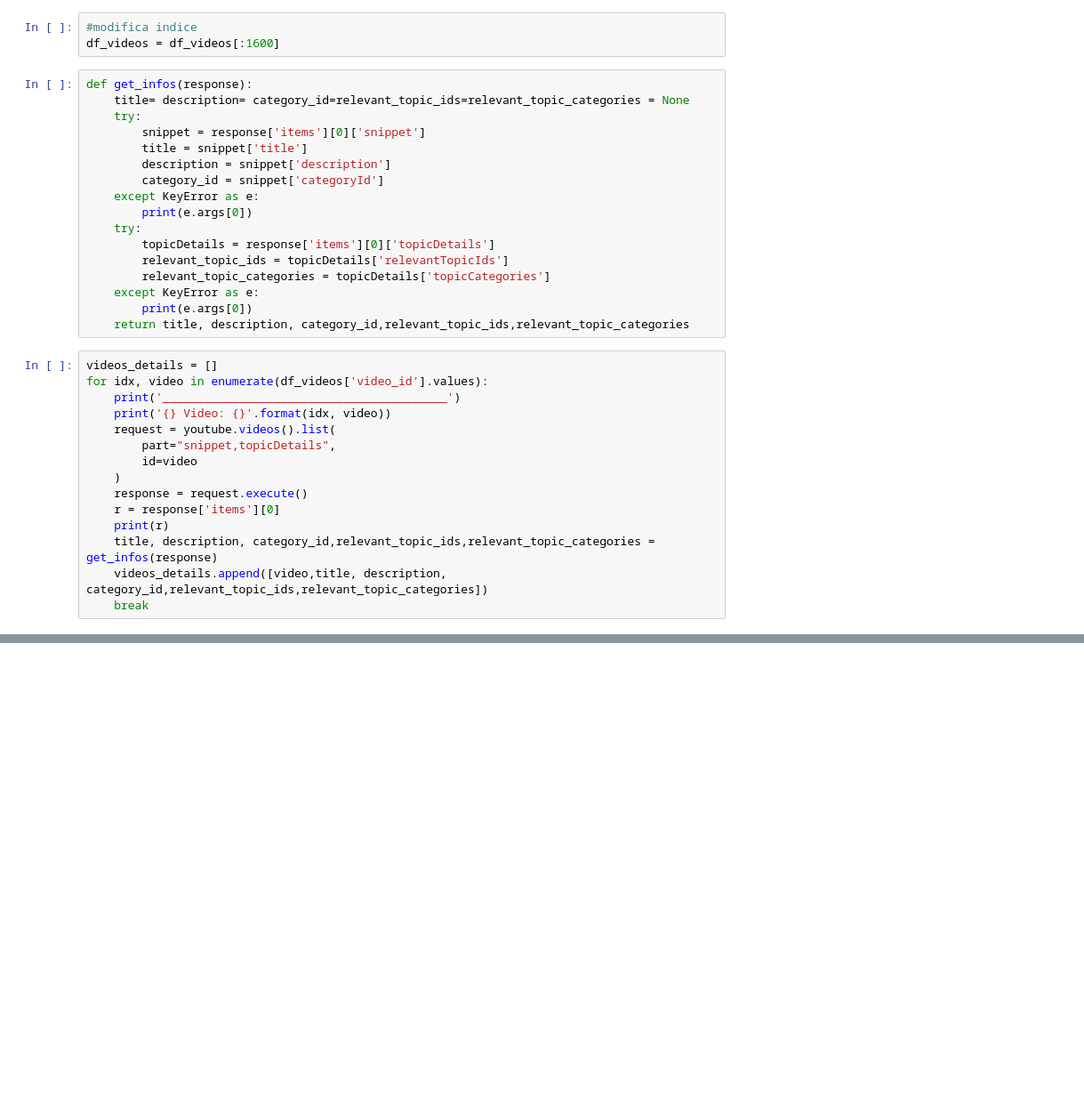
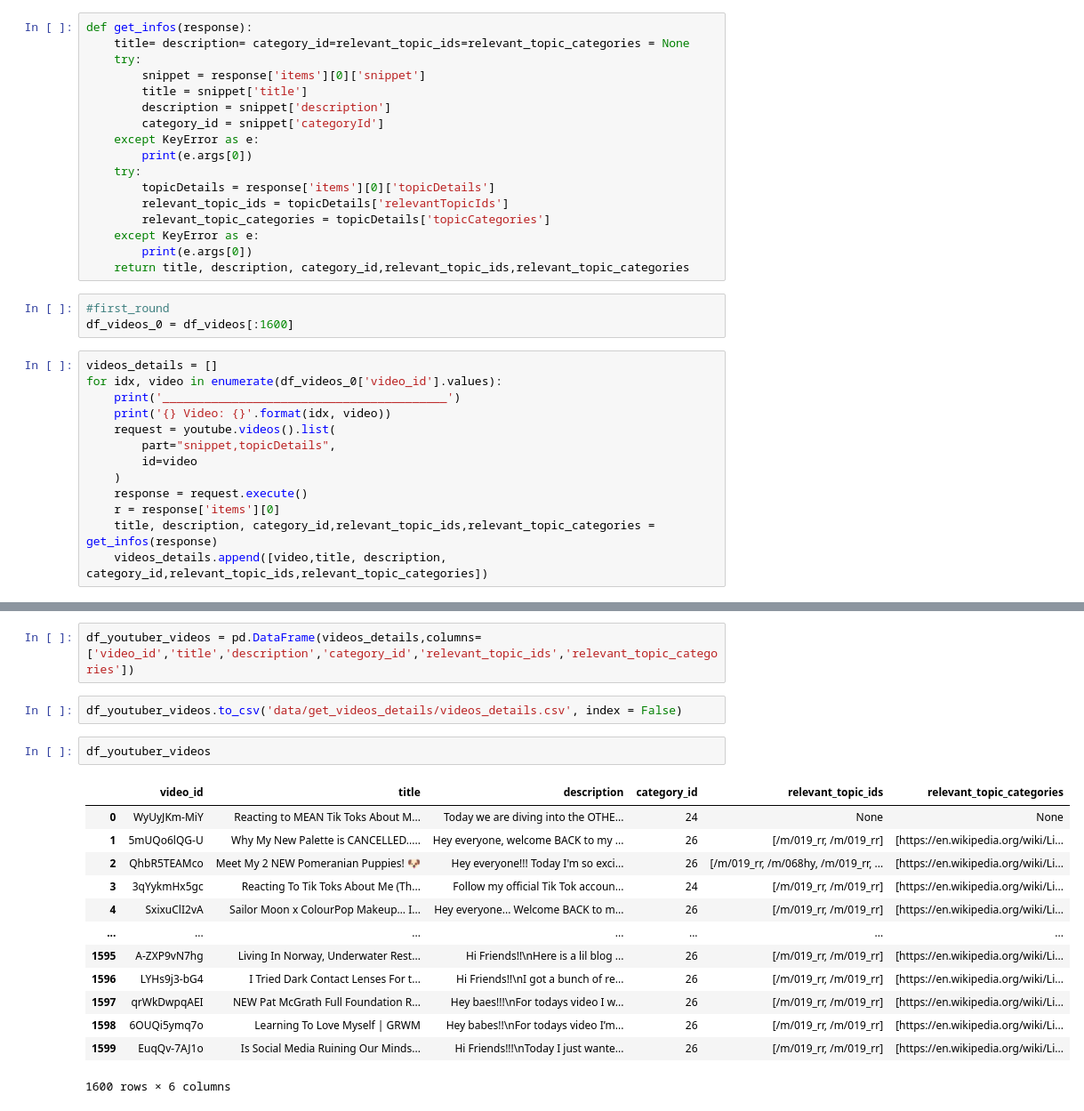
Before and after one commit to eliroc98/progetto_SMM, a Jupyter notebook: 2_get_videos_details.ipynb, the cells around one changed output, grey strips where cells are left out. Shown at 89% size. Cells and saved outputs as stored; diff of their text form; blank space fills up the shorter version.

```diff
--- a/2_get_videos_details.ipynb
+++ b/2_get_videos_details.ipynb
@@ -14,9 +14,6 @@ df_videos = pd.read_csv('data/get_youtuber_videos_output/youtuber_videos.csv')
 # %%
 chiave_yt = json.load(open('key.json', 'r'))['youtube']['key']
 youtube = googleapiclient.discovery.build('youtube', 'v3', developerKey=chiave_yt)
-# %%
-#modifica indice
-df_videos = df_videos[:1600]
 # %%
 def get_infos(response):
     title= description= category_id=relevant_topic_ids=relevant_topic_categories = None
@@ -34,9 +31,12 @@ def get_infos(response):
     except KeyError as e:
         print(e.args[0])
     return title, description, category_id,relevant_topic_ids,relevant_topic_categories
+# %%
+#first_round
+df_videos_0 = df_videos[:1600]
 # %%
 videos_details = []
-for idx, video in enumerate(df_videos['video_id'].values):
+for idx, video in enumerate(df_videos_0['video_id'].values):
     print('_________________________________________')
     print('{} Video: {}'.format(idx, video))
     request = youtube.videos().list(
@@ -45,10 +45,8 @@ for idx, video in enumerate(df_videos['video_id'].values):
     )
     response = request.execute()
     r = response['items'][0]
-    print(r)
     title, description, category_id,relevant_topic_ids,relevant_topic_categories = get_infos(response)
     videos_details.append([video,title, description, category_id,relevant_topic_ids,relevant_topic_categories])
-    break
 # %% [output]
 _________________________________________
 0 Video: WyUyJKm-MiY
@@ -65,0 +88,20 @@ videos_details
+# %%
+df_youtuber_videos = pd.DataFrame(videos_details,columns=['video_id','title','description','category_id','relevant_topic_ids','relevant_topic_categories'])
+# %%
+df_youtuber_videos.to_csv('data/get_videos_details/videos_details.csv', index = False)
+# %%
+df_youtuber_videos
+# %% [output]
+|  | video_id | title | description | category_id | relevant_topic_ids | relevant_topic_categories |
+| 0 | WyUyJKm-MiY | Reacting to MEAN Tik Toks About M... | Today we are diving into the OTHE... | 24 | None | None |
+| 1 | 5mUQo6lQG-U | Why My New Palette is CANCELLED..... | Hey everyone, welcome BACK to my ... | 26 | [/m/019_rr, /m/019_rr] | [https://en.wikipedia.org/wiki/Li... |
+| 2 | QhbR5TEAMco | Meet My 2 NEW Pomeranian Puppies! 🐶 | Hey everyone!!! Today I'm so exci... | 26 | [/m/019_rr, /m/068hy, /m/019_rr, ... | [https://en.wikipedia.org/wiki/Li... |
+| 3 | 3qYykmHx5gc | Reacting To Tik Toks About Me (Th... | Follow my official Tik Tok accoun... | 24 | [/m/019_rr, /m/019_rr] | [https://en.wikipedia.org/wiki/Li... |
+| 4 | SxixuClI2vA | Sailor Moon x ColourPop Makeup… I... | Hey everyone... Welcome BACK to m... | 26 | [/m/019_rr, /m/019_rr] | [https://en.wikipedia.org/wiki/Li... |
+| ... | ... | ... | ... | ... | ... | ... |
+| 1595 | A-ZXP9vN7hg | Living In Norway, Underwater Rest... | Hi Friends!!\nHere is a lil blog ... | 26 | [/m/019_rr, /m/019_rr] | [https://en.wikipedia.org/wiki/Li... |
+| 1596 | LYHs9j3-bG4 | I Tried Dark Contact Lenses For t... | Hi Friends!!\nI got a bunch of re... | 26 | [/m/019_rr, /m/019_rr] | [https://en.wikipedia.org/wiki/Li... |
+| 1597 | qrWkDwpqAEI | NEW Pat McGrath Full Foundation R... | Hey baes!!!\nFor todays video I w... | 26 | [/m/019_rr, /m/019_rr] | [https://en.wikipedia.org/wiki/Li... |
+| 1598 | 6OUQi5ymq7o | Learning To Love Myself | GRWM | Hey babes!!\nFor todays video I’m... | 26 | [/m/019_rr, /m/019_rr] | [https://en.wikipedia.org/wiki/Li... |
+| 1599 | EuqQv-7AJ1o | Is Social Media Ruining Our Minds... | Hi Friends!!!\nToday I just wante... | 26 | [/m/019_rr, /m/019_rr] | [https://en.wikipedia.org/wiki/Li... |
+1600 rows × 6 columns
```
Also changed, not shown: parts of 9 cells of this notebook, 3 other files.
